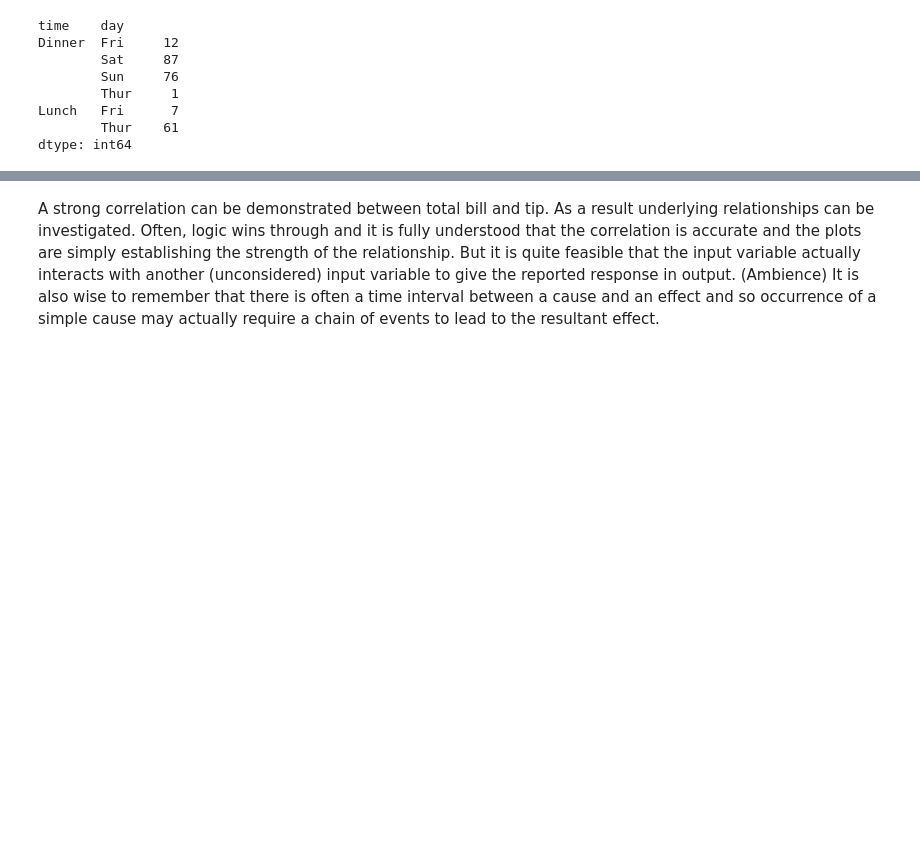
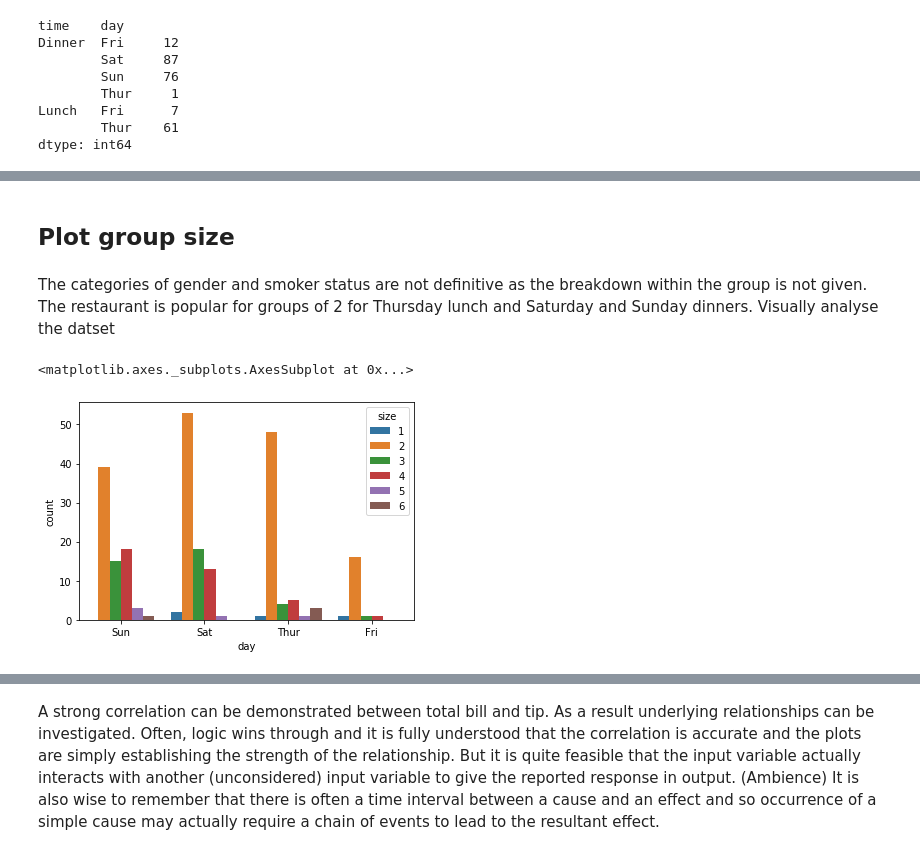
Before and after one commit to mhurley100/Fundamentals-of-Data-Analysis-Project, a Jupyter notebook: tips.ipynb, the cells around one changed output, grey strips where cells are left out. Cells and saved outputs as stored; diff of their text form; code cells hidden in the pictures; blank space fills up the shorter version.

```diff
--- a/tips.ipynb
+++ b/tips.ipynb
@@ -116,0 +189,9 @@ Visually analyee the datset
+# %% [markdown]
+## Plot group size
+# %% [markdown]
+The categories of gender and smoker status are not definitive as the breakdown within the group is not given.  The restaurant is popular for groups of 2 for Thursday lunch and Saturday and Sunday dinners. Visually analyse the datset
+# %%
+sns.countplot(x='day',hue='size' ,data=tips)
+# %% [output]
+<matplotlib.axes._subplots.AxesSubplot at 0x...>
+[figure, added]
```
Also changed, not shown: parts of 35 cells of this notebook, 1 other file.
